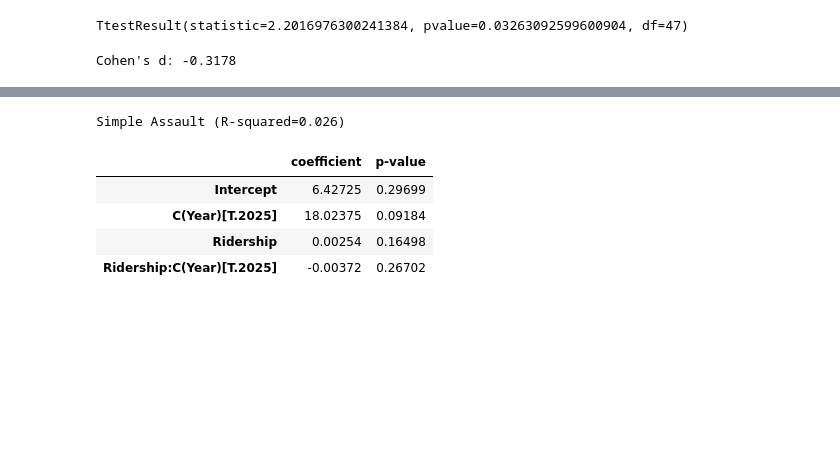
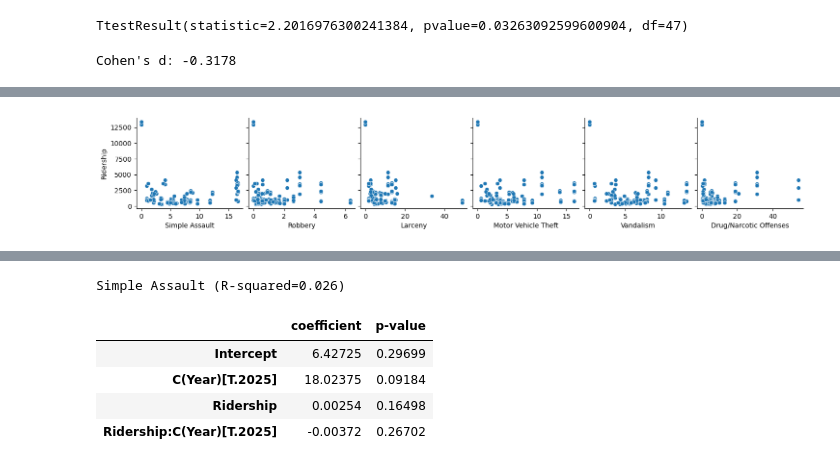
Before and after one commit to COGS108/Group022_WI26, a Jupyter notebook: 03-FinalProject.ipynb, the cells around one changed output, grey strips where cells are left out. Drawn from its saved outputs; the diff is of its cells as text; code cells hidden in the pictures; blank space fills up the shorter version.

```diff
--- a/03-FinalProject.ipynb
+++ b/03-FinalProject.ipynb
@@ -578 +584,15 @@ sns.pairplot(mdl_df.drop(columns=['Year']), y_vars='Ridership')
+# %%
+# Editing the code above to exclude the top 2% of data (excludes outliers)
+
+crime_cols = ['Simple Assault', 'Robbery', 'Larceny', 'Motor Vehicle Theft', 'Vandalism', 'Drug/Narcotic Offenses']
+
+
+filtered_df = mdl_df.copy()
+for col in crime_cols:
+    upper = filtered_df[col].quantile(0.95)
+    filtered_df = filtered_df[filtered_df[col] <= upper]
+
+sns.pairplot(filtered_df, x_vars=crime_cols, y_vars='Ridership');
+# %% [output]
+[figure, added]
 # %%
```
Also changed, not shown: parts of 8 cells of this notebook.
